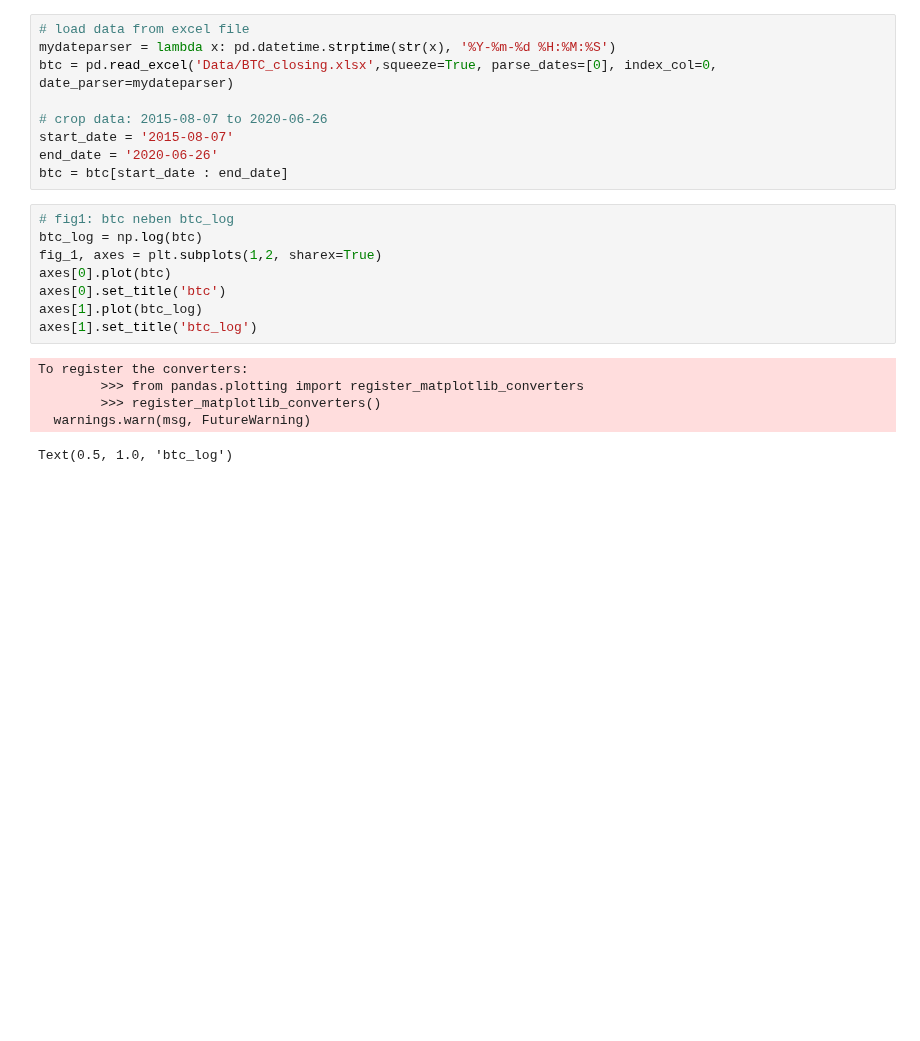
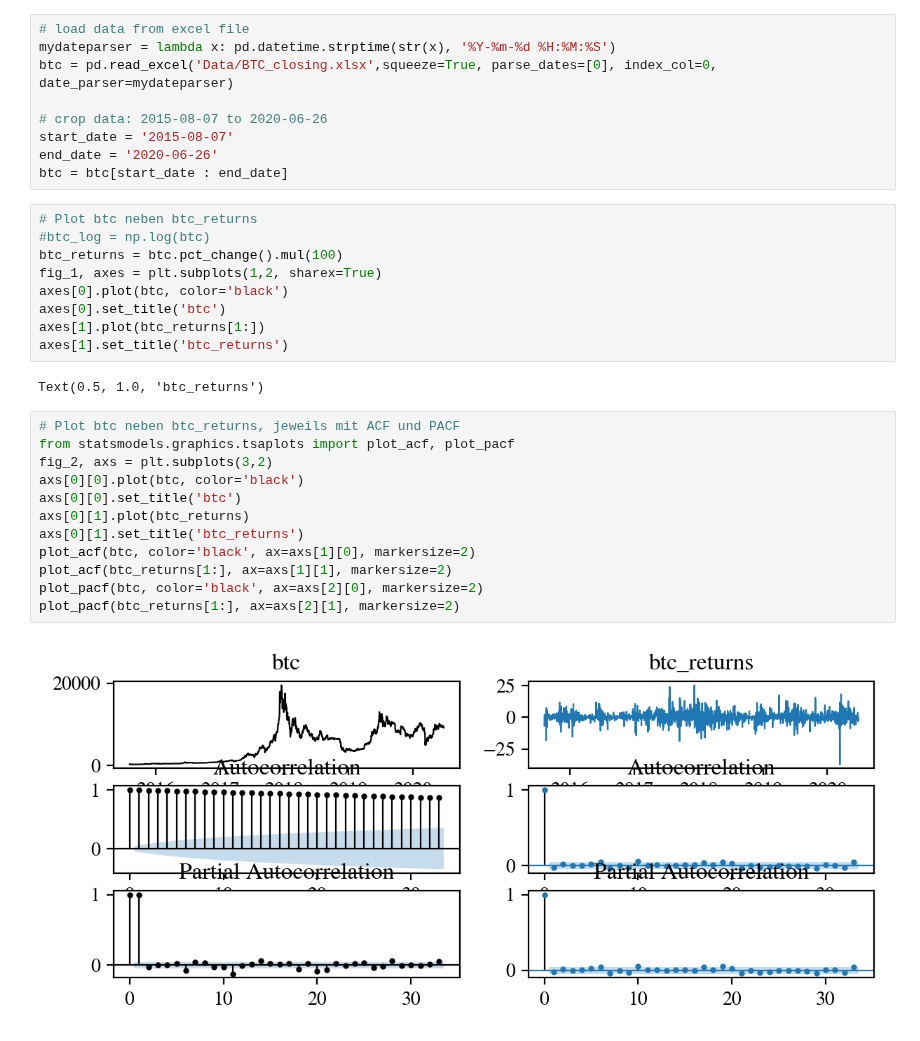
Before and after one commit to jochenmadler/BA_TimeSeriesAnalysis, a Jupyter notebook: M2.ipynb, the cells around one changed output. Cells and saved outputs as stored; diff of their text form; blank space fills up the shorter version.

```diff
--- a/M2.ipynb
+++ b/M2.ipynb
@@ -27,17 +27,28 @@ start_date = '2015-08-07'
 end_date = '2020-06-26'
 btc = btc[start_date : end_date]
 # %%
-# fig1: btc neben btc_log
-btc_log = np.log(btc)
+# Plot btc neben btc_returns
+#btc_log = np.log(btc)
+btc_returns = btc.pct_change().mul(100)
 fig_1, axes = plt.subplots(1,2, sharex=True)
-axes[0].plot(btc)
+axes[0].plot(btc, color='black')
 axes[0].set_title('btc')
-axes[1].plot(btc_log)
-axes[1].set_title('btc_log')
+axes[1].plot(btc_returns[1:])
+axes[1].set_title('btc_returns')
 # %% [output]
-To register the converters:
-        >>> from pandas.plotting import register_matplotlib_converters
-        >>> register_matplotlib_converters()
-  warnings.warn(msg, FutureWarning)
+Text(0.5, 1.0, 'btc_returns')
-Text(0.5, 1.0, 'btc_log')
+# %%
+# Plot btc neben btc_returns, jeweils mit ACF und PACF
+from statsmodels.graphics.tsaplots import plot_acf, plot_pacf
+fig_2, axs = plt.subplots(3,2)
+axs[0][0].plot(btc, color='black')
+axs[0][0].set_title('btc')
+axs[0][1].plot(btc_returns)
+axs[0][1].set_title('btc_returns')
+plot_acf(btc, color='black', ax=axs[1][0], markersize=2)
+plot_acf(btc_returns[1:], ax=axs[1][1], markersize=2)
+plot_pacf(btc, color='black', ax=axs[2][0], markersize=2)
+plot_pacf(btc_returns[1:], ax=axs[2][1], markersize=2)
+# %% [output]
+[figure, added]
 # %%
```
Also changed, not shown: parts of 26 cells of this notebook.
